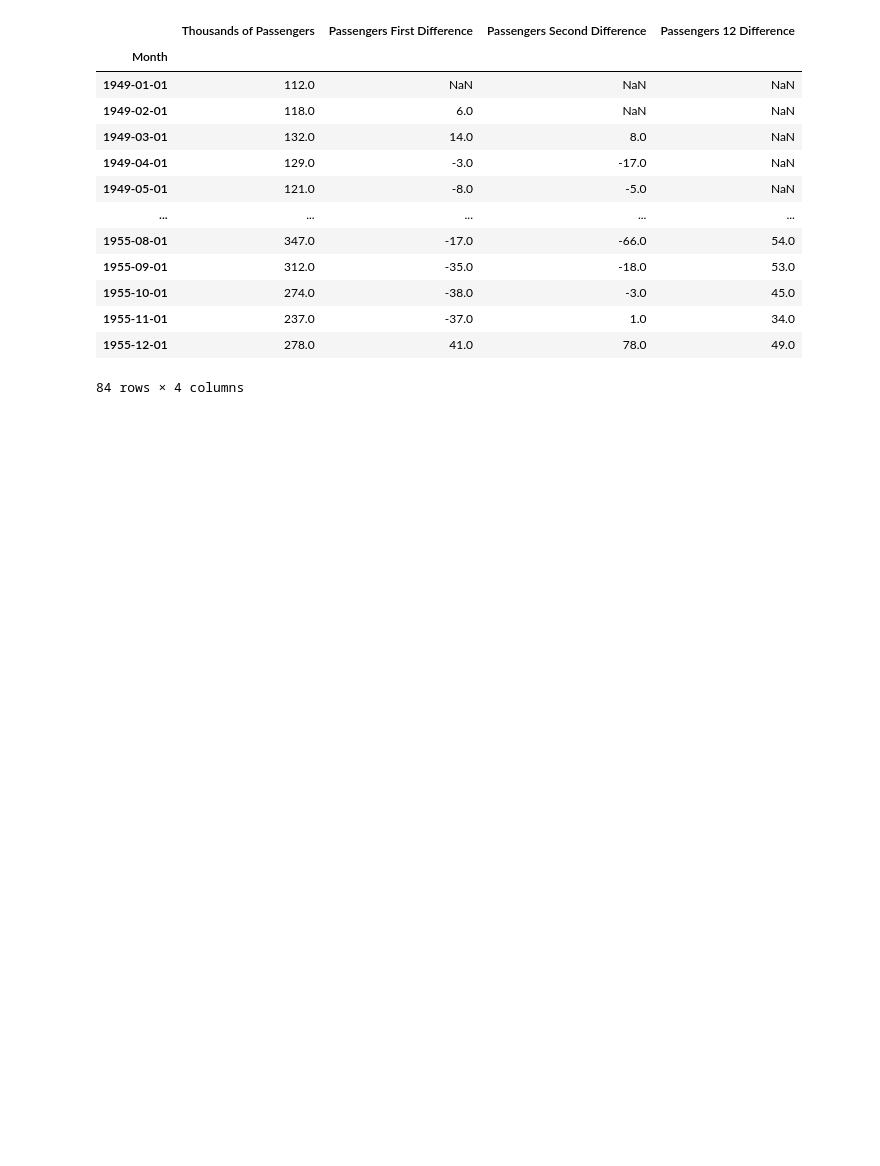
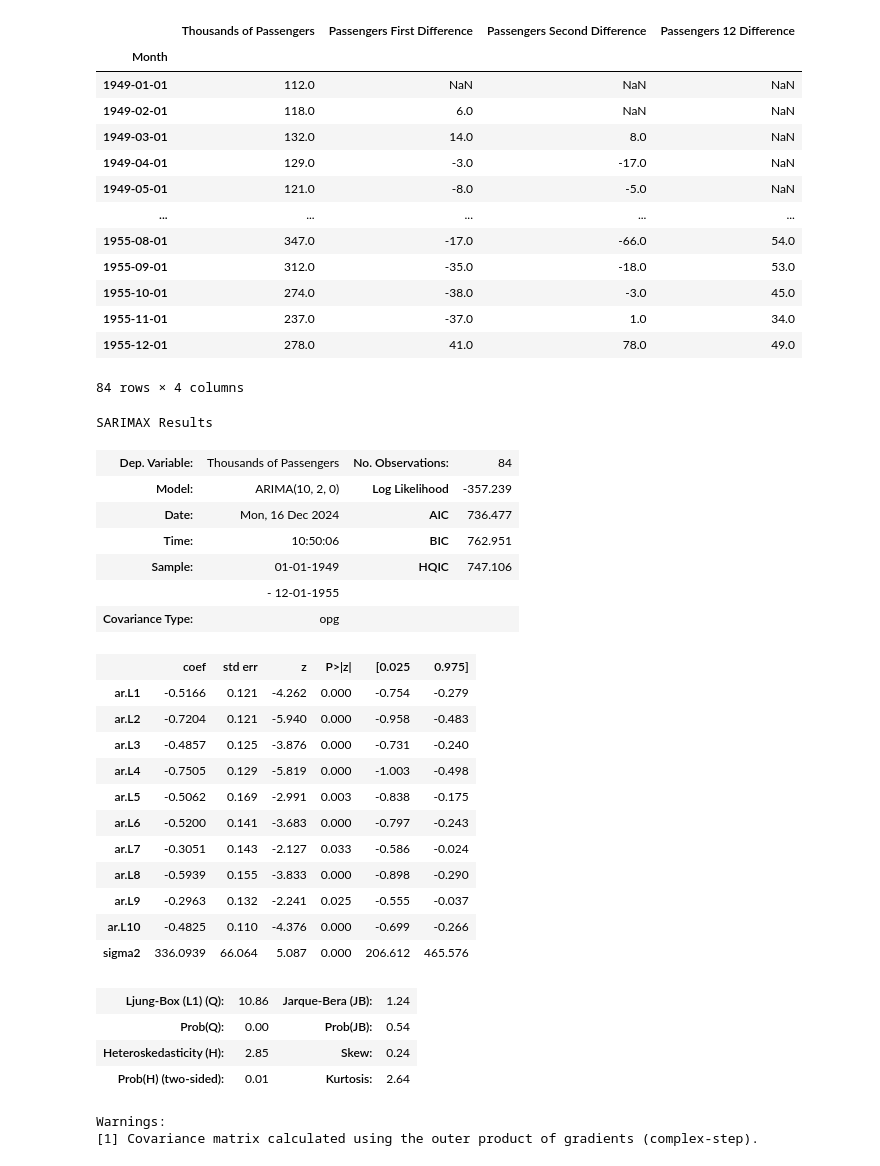
Before and after one commit to shreyas2004/airline, a Jupyter notebook: Airline.ipynb, the cells around one changed output. Cells and saved outputs as stored; diff of their text form; code cells hidden in the pictures; blank space fills up the shorter version.

Commit message:
applying Arima|insert pdq values in order|we are applying q 0 cause if we give 12 then it is better to apply SARIMA|

```diff
--- a/Airline.ipynb
+++ b/Airline.ipynb
@@ -211,0 +214,33 @@ train_data
+# %%
+model_ARIMA=ARIMA(train_data['Thousands of Passengers'],order=(10,2,0))
+# %%
+model_Arima_fit=model_ARIMA.fit()
+# %%
+model_Arima_fit.summary()
+# %% [output]
+SARIMAX Results
+| Dep. Variable: | Thousands of Passengers | No. Observations: | 84 |
+| Model: | ARIMA(10, 2, 0) | Log Likelihood | -357.239 |
+| Date: | Mon, 16 Dec 2024 | AIC | 736.477 |
+| Time: | 10:50:06 | BIC | 762.951 |
+| Sample: | 01-01-1949 | HQIC | 747.106 |
+|  | - 12-01-1955 |  |  |
+| Covariance Type: | opg |  |  |
+|  | coef | std err | z | P>|z| | [0.025 | 0.975] |
+| ar.L1 | -0.5166 | 0.121 | -4.262 | 0.000 | -0.754 | -0.279 |
+| ar.L2 | -0.7204 | 0.121 | -5.940 | 0.000 | -0.958 | -0.483 |
+| ar.L3 | -0.4857 | 0.125 | -3.876 | 0.000 | -0.731 | -0.240 |
+| ar.L4 | -0.7505 | 0.129 | -5.819 | 0.000 | -1.003 | -0.498 |
+| ar.L5 | -0.5062 | 0.169 | -2.991 | 0.003 | -0.838 | -0.175 |
+| ar.L6 | -0.5200 | 0.141 | -3.683 | 0.000 | -0.797 | -0.243 |
+| ar.L7 | -0.3051 | 0.143 | -2.127 | 0.033 | -0.586 | -0.024 |
+| ar.L8 | -0.5939 | 0.155 | -3.833 | 0.000 | -0.898 | -0.290 |
+| ar.L9 | -0.2963 | 0.132 | -2.241 | 0.025 | -0.555 | -0.037 |
+| ar.L10 | -0.4825 | 0.110 | -4.376 | 0.000 | -0.699 | -0.266 |
+| sigma2 | 336.0939 | 66.064 | 5.087 | 0.000 | 206.612 | 465.576 |
+| Ljung-Box (L1) (Q): | 10.86 | Jarque-Bera (JB): | 1.24 |
+| Prob(Q): | 0.00 | Prob(JB): | 0.54 |
+| Heteroskedasticity (H): | 2.85 | Skew: | 0.24 |
+| Prob(H) (two-sided): | 0.01 | Kurtosis: | 2.64 |
+Warnings:
+[1] Covariance matrix calculated using the outer product of gradients (complex-step).
```
Also changed, not shown: parts of 1 cell of this notebook.
